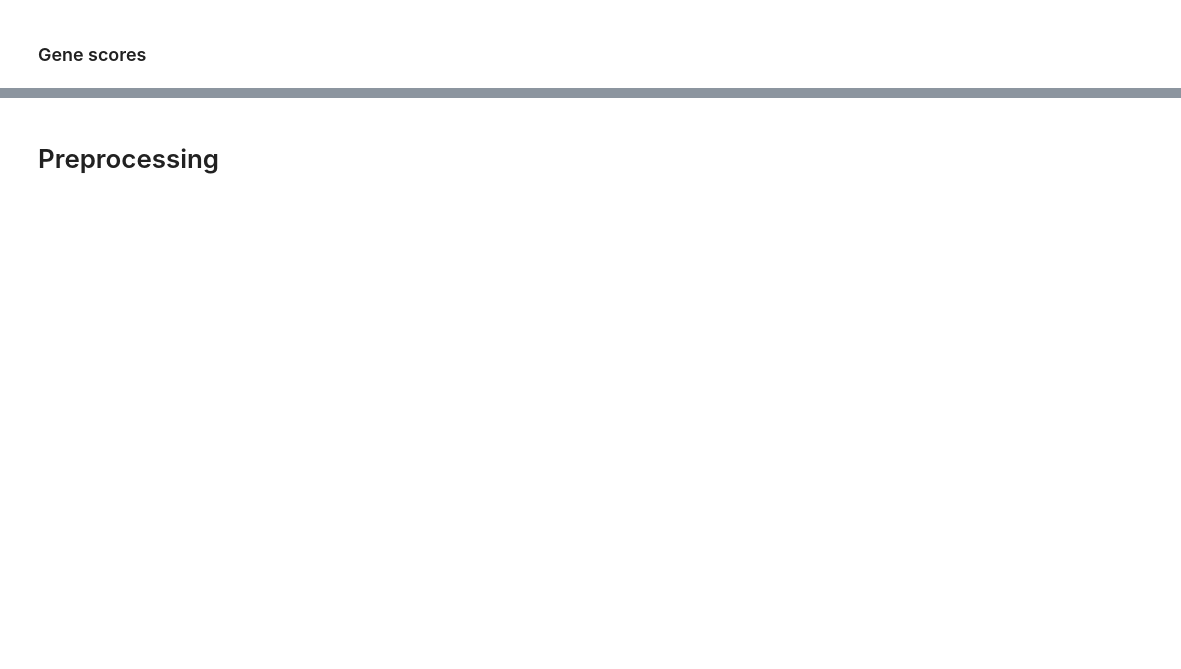
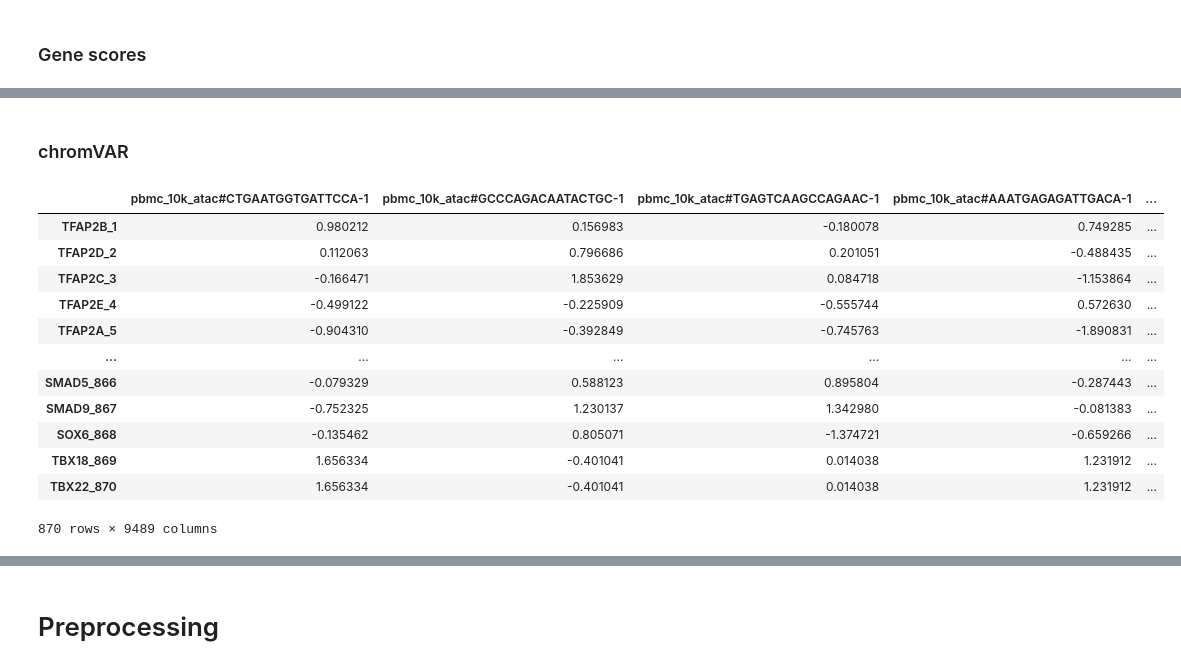
Before and after one commit to settylab/single-cell-primers, a Jupyter notebook: notebooks/PBMC-ATAC-standalone.ipynb, the cells around one changed output, grey strips where cells are left out. Drawn from its saved outputs; the diff is of its cells as text; code cells hidden in the pictures; blank space fills up the shorter version.

Commit message:
Revamp of PBMC primers

```diff
--- a/notebooks/PBMC-ATAC-standalone.ipynb
+++ b/notebooks/PBMC-ATAC-standalone.ipynb
@@ -146,4 +184,20 @@ AnnData object with n_obs × n_vars = 9813 × 157132
+# %% [markdown]
+### chromVAR
 # %%
-# Gene scores
-gene_scores = pd.read_csv(data_dir + 'gene_scores.csv', index_col=0).T
+chromvar = pd.read_csv(data_dir + 'chromvar_motif_scores.csv', index_col=0)
+chromvar
+# %% [output]
+|  | pbmc_10k_atac#CTGAATGGTGATTCCA-1 | pbmc_10k_atac#GCCCAGACAATACTGC-1 | pbmc_10k_atac#TGAGTCAAGCCAGAAC-1 | pbmc_10k_atac#AAATGAGAGATTGACA-1 | ... |
+| TFAP2B_1 | 0.980212 | 0.156983 | -0.180078 | 0.749285 | ... |
+| TFAP2D_2 | 0.112063 | 0.796686 | 0.201051 | -0.488435 | ... |
+| TFAP2C_3 | -0.166471 | 1.853629 | 0.084718 | -1.153864 | ... |
+| TFAP2E_4 | -0.499122 | -0.225909 | -0.555744 | 0.572630 | ... |
+| TFAP2A_5 | -0.904310 | -0.392849 | -0.745763 | -1.890831 | ... |
+| ... | ... | ... | ... | ... | ... |
+| SMAD5_866 | -0.079329 | 0.588123 | 0.895804 | -0.287443 | ... |
+| SMAD9_867 | -0.752325 | 1.230137 | 1.342980 | -0.081383 | ... |
+| SOX6_868 | -0.135462 | 0.805071 | -1.374721 | -0.659266 | ... |
+| TBX18_869 | 1.656334 | -0.401041 | 0.014038 | 1.231912 | ... |
+| TBX22_870 | 1.656334 | -0.401041 | 0.014038 | 1.231912 | ... |
+870 rows × 9489 columns
 # %%
```
Also changed, not shown: parts of 34 cells of this notebook, 6 other files.
